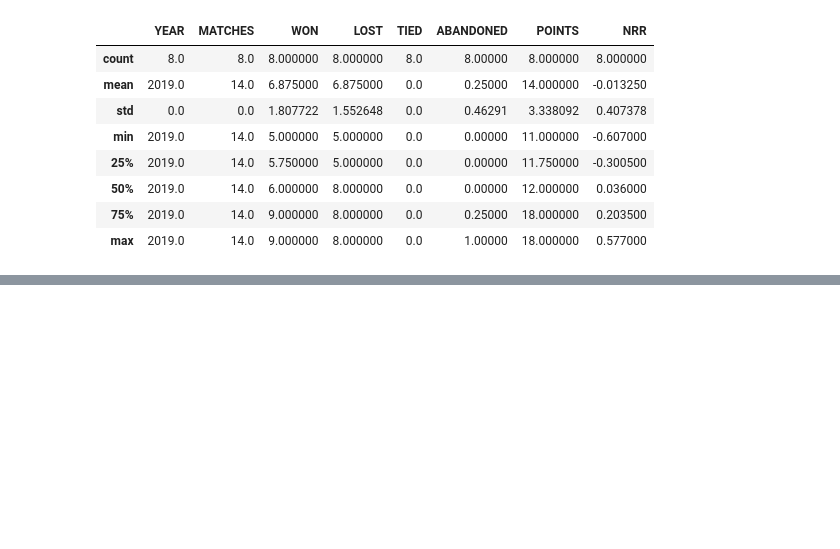
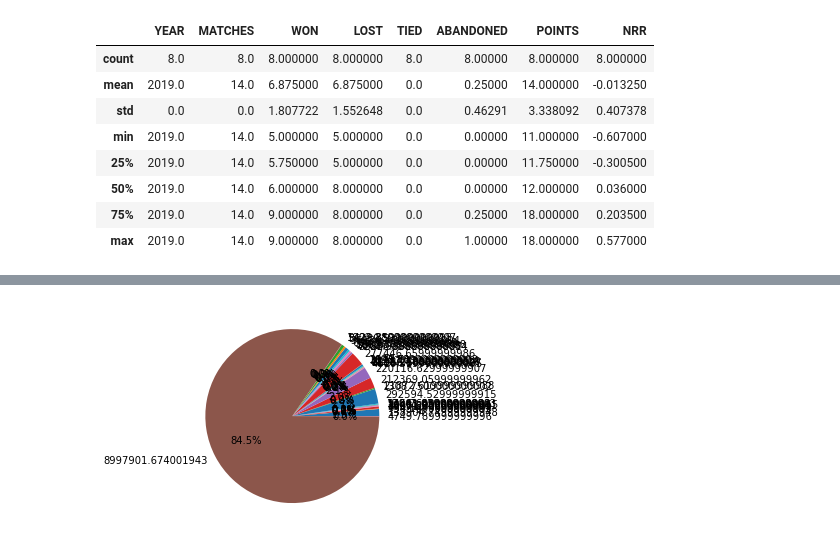
Before and after one commit to jazzcodes/GW2021PY1, a Jupyter notebook: GW2021PY1_DS.ipynb, the cells around one changed output, grey strips where cells are left out. Drawn from its saved outputs; the diff is of its cells as text; code cells hidden in the pictures; blank space fills up the shorter version.

```diff
--- a/GW2021PY1_DS.ipynb
+++ b/GW2021PY1_DS.ipynb
@@ -1181,0 +1595,11 @@ table.describe()
+# %%
+# Read Data as Table
+table = pd.read_csv("BigMartSalesData.csv")
+print(table)
+
+# extract the rows of a table where year = 2011
+table_year_2011 = table[table['Year'] == 2011]
+print(table_year_2011)
+
+sales_year_2011_country_table = table_year_2011.groupby('Country').sum()['Amount']
+print(sales_year_2011_country_table)
@@ -1181,0 +1624,9 @@ table.describe()
+# %%
+plt.pie(sales_year_2011_country_table.values,
+        labels=sales_year_2011_country_table.values,
+        autopct='%1.1f%%'
+        )
+# plt.legend()
+plt.show()
+# %% [output]
+[figure, added]
```
Also changed, not shown: parts of 26 cells of this notebook.
